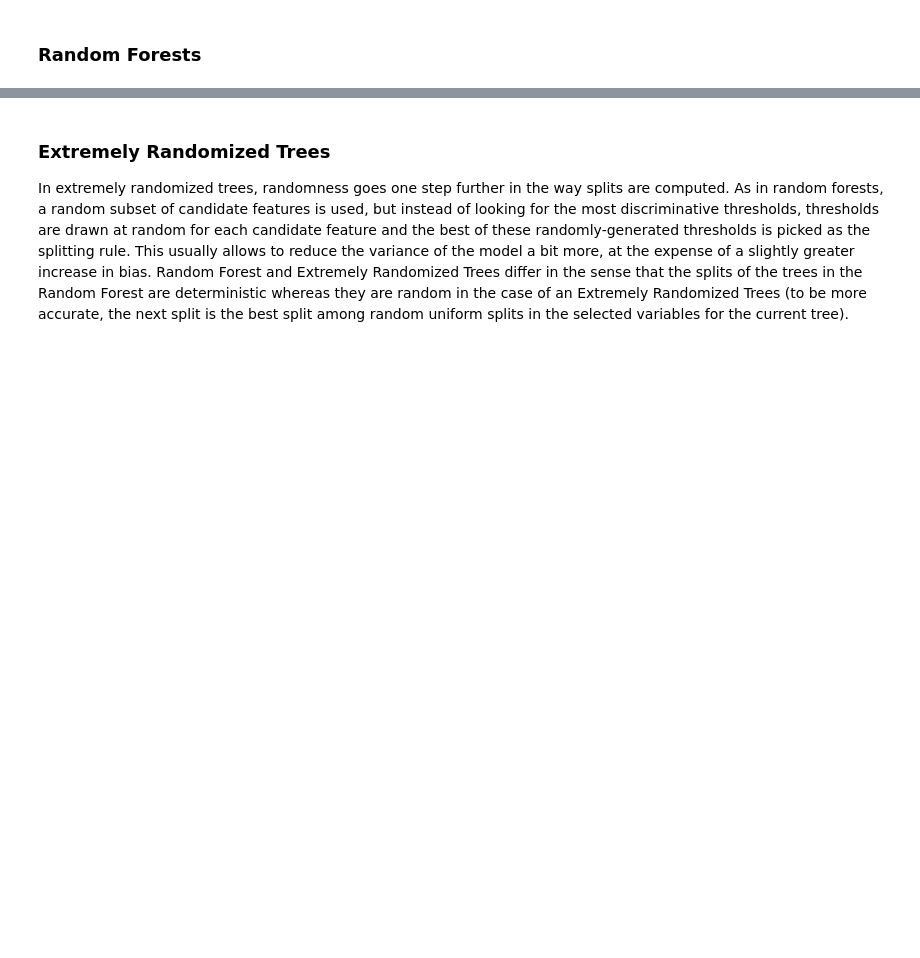
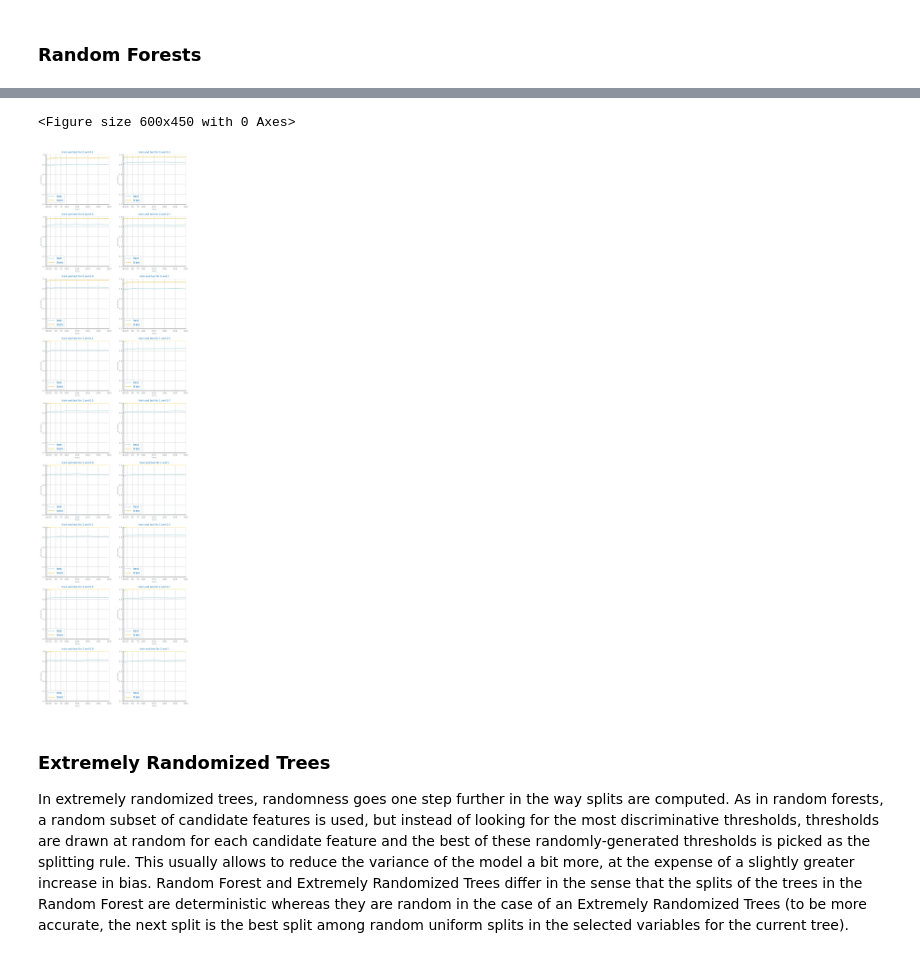
Before and after one commit to HerouFenix/cdados-project, a Jupyter notebook: Classification/RandomForests/RandomForests_HF.ipynb, the cells around one changed output, grey strips where cells are left out. Cells and saved outputs as stored; diff of their text form; code cells hidden in the pictures; blank space fills up the shorter version.

```diff
--- a/Classification/RandomForests/RandomForests_HF.ipynb
+++ b/Classification/RandomForests/RandomForests_HF.ipynb
@@ -27,6 +27,21 @@ if(labels[0] == 1):
     temp = labels[0]
     labels[0] = labels[1]
     labels[1] = temp
+# %%
+def plot_overfit(overData):
+    i=0
+    ii=0
+    plt.figure()
+    fig, axs = plt.subplots(9, 2, figsize=(2 *ds.HEIGHT, 7* ds.HEIGHT), squeeze=False)
+    fig.tight_layout(pad=3.0)
+
+    for pen in overData.keys():
+        for c in overData[pen].keys():
+            ds.multiple_line_chart([5, 10, 25, 50, 75, 100, 150, 200, 250, 300], overData[pen][c], ax=axs[i, ii], title='train and test for {} and {}'.format(pen, c), xlabel='Iters', ylabel='accuracy', percentage=True)
+            ii+=1
+            if ii==2:
+                ii=0
+                i+=1
 # %%
 n_estimators = [5, 10, 25, 50, 75, 100, 150, 200, 250, 300]
 max_depths = [5, 10, 25]
@@ -75,4 +105,9 @@ print('Best results with depth=%d, %1.2f features and %d estimators, with accura
 Best results with depth=5, 0.30 features and 200 estimators, with accuracy=0.85
+# %%
+plot_overfit(over_analisys)
+# %% [output]
+<Figure size 600x450 with 0 Axes>
+[figure, added]
 # %% [markdown]
 ### Extremely Randomized Trees
 
```
Also changed, not shown: parts of 3 cells of this notebook.
